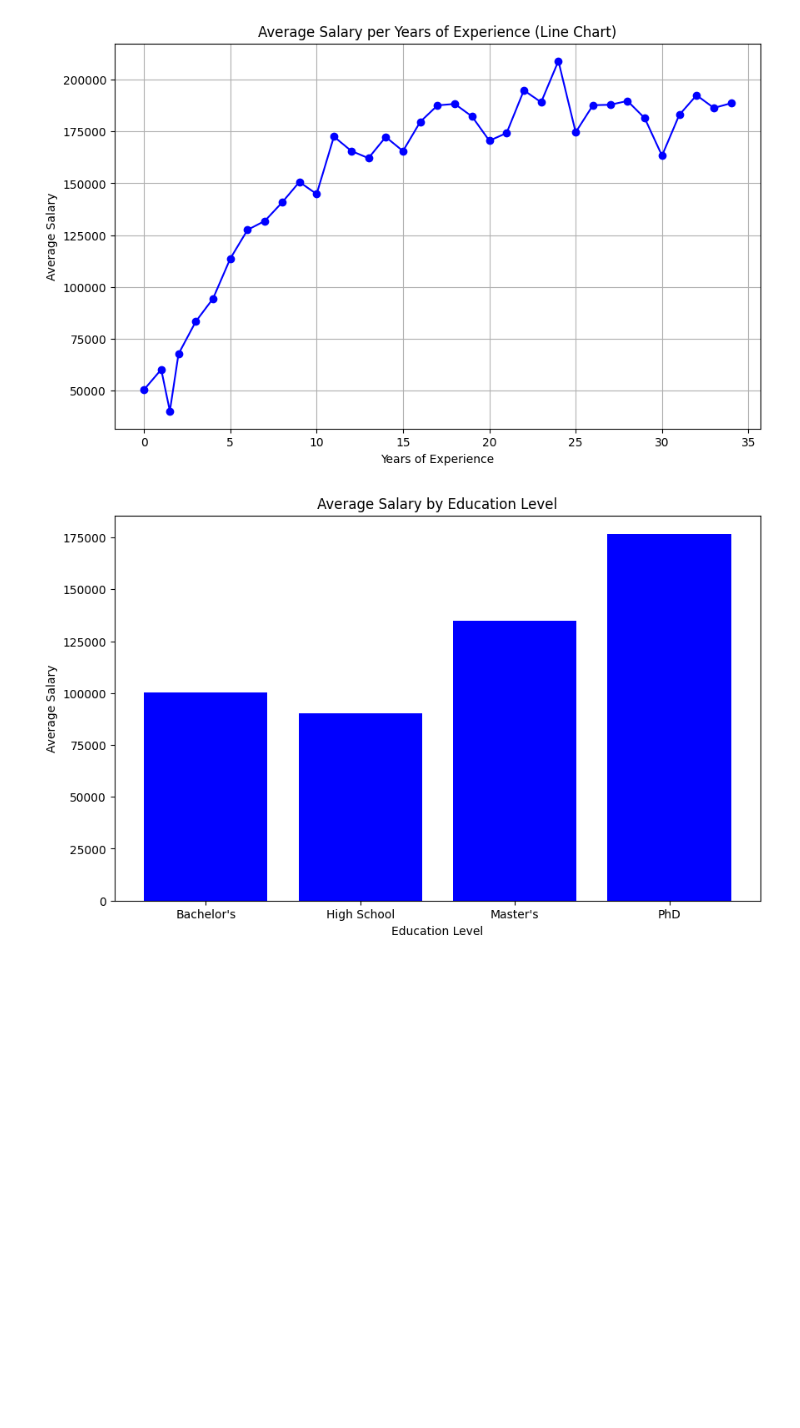
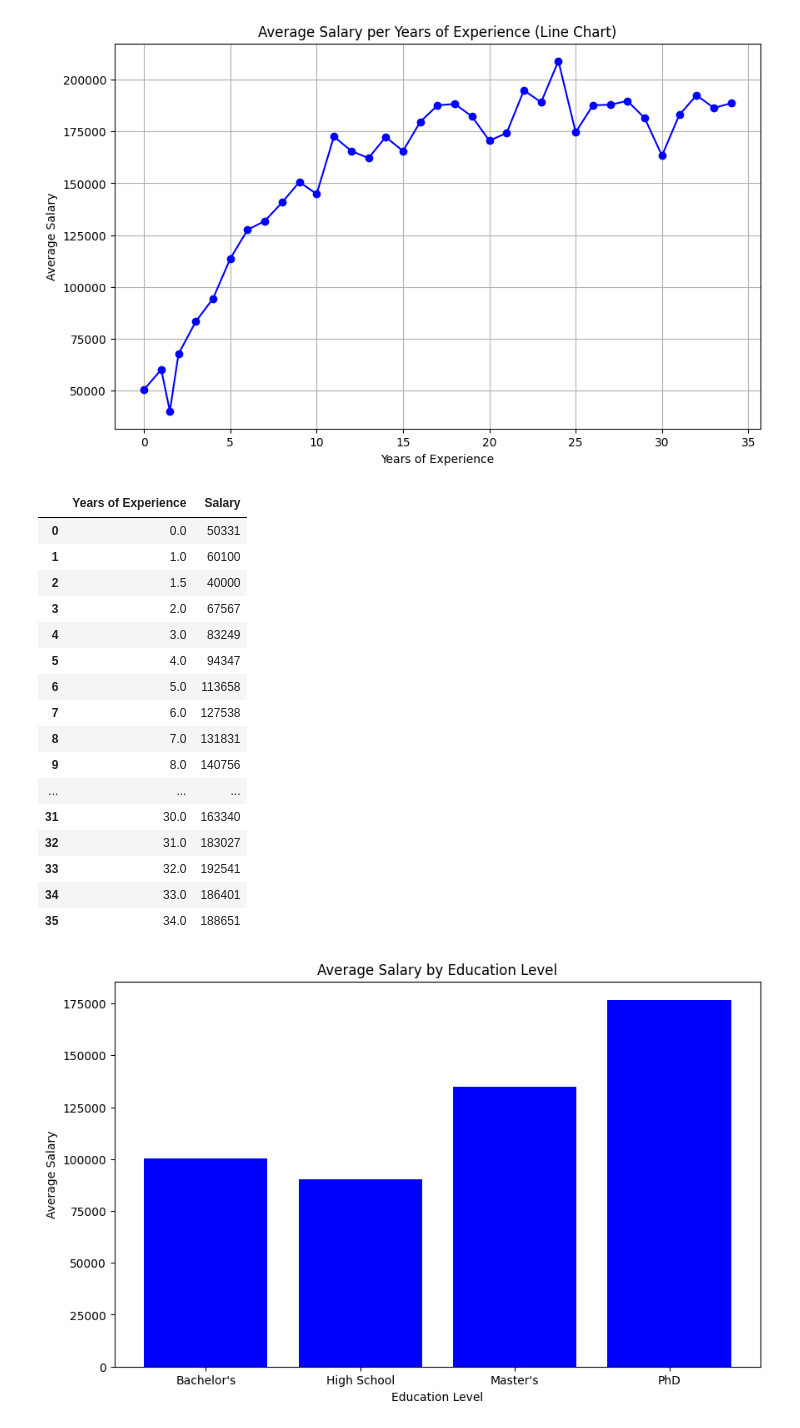
Before and after one commit to carsonnj/Project-3---Data-Analyst-Jobs, a Jupyter notebook: SalariesPlotly/Salaries.ipynb, the cells around one changed output. Drawn from its saved outputs; the diff is of its cells as text; code cells hidden in the pictures; blank space fills up the shorter version.

Commit message:
years of experience Salaries final

```diff
--- a/SalariesPlotly/Salaries.ipynb
+++ b/SalariesPlotly/Salaries.ipynb
@@ -24,6 +25,7 @@ salary_df
 4173 rows × 6 columns
 # %%
 years_of_exp = salary_df.groupby('Years of Experience')['Salary'].mean().reset_index()
+years_of_exp['Salary'] = years_of_exp['Salary'].round(0).astype(int)
 
 # Plotting the line chart
 plt.figure(figsize=(10, 6))
@@ -38,9 +40,28 @@ plt.show()
 # %%
 json_data = years_of_exp.to_json(orient='records')
 
 # Save the JSON data to a file
 with open('years_exp.json', 'w') as json_file:
     json_file.write(json_data)
+years_of_exp
+# %% [output]
+|  | Years of Experience | Salary |
+| 0 | 0.0 | 50331 |
+| 1 | 1.0 | 60100 |
+| 2 | 1.5 | 40000 |
+| 3 | 2.0 | 67567 |
+| 4 | 3.0 | 83249 |
+| 5 | 4.0 | 94347 |
+| 6 | 5.0 | 113658 |
+| 7 | 6.0 | 127538 |
+| 8 | 7.0 | 131831 |
+| 9 | 8.0 | 140756 |
+| ... | ... | ... |
+| 31 | 30.0 | 163340 |
+| 32 | 31.0 | 183027 |
+| 33 | 32.0 | 192541 |
+| 34 | 33.0 | 186401 |
+| 35 | 34.0 | 188651 |
 # %%
 education_level = salary_df.groupby('Education Level')['Salary'].mean().reset_index()
 
```
Also changed, not shown: parts of 1 cell of this notebook, 2 other files.
